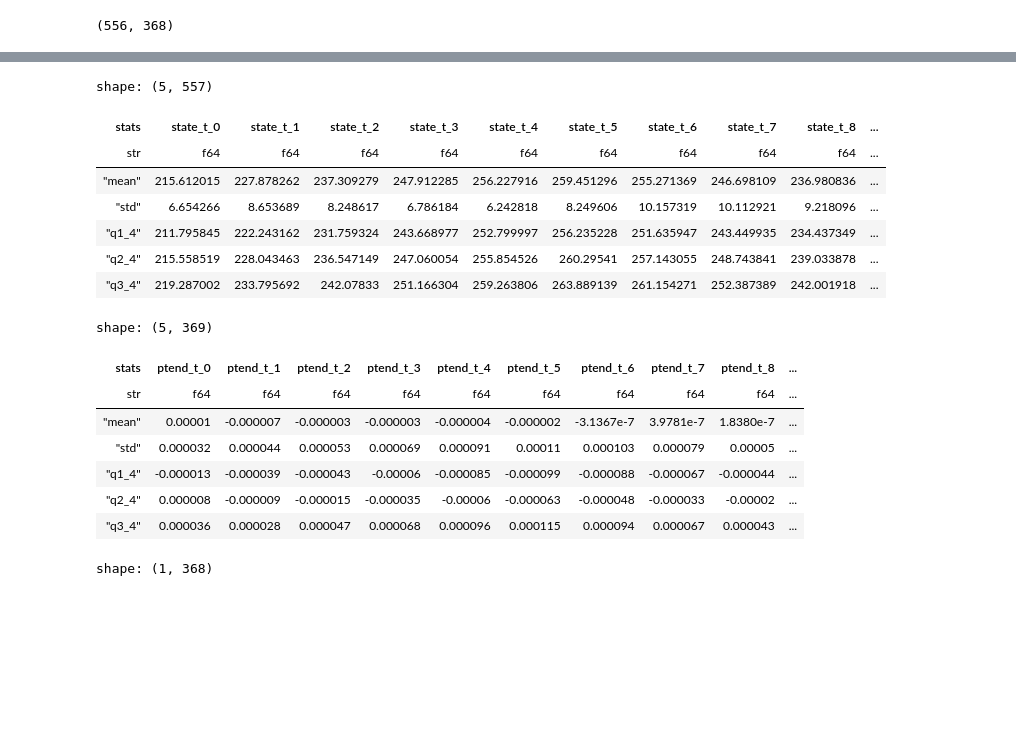
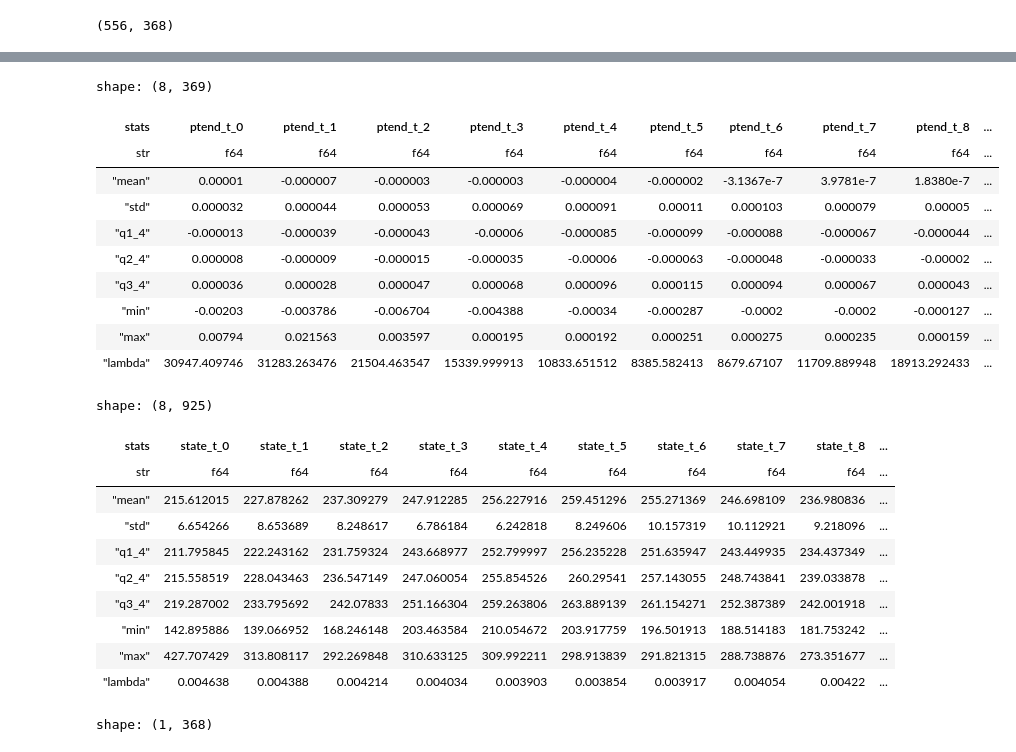
Before and after one commit to e5120/LEAP-Atmospheric-Physics-using-AI, a Jupyter notebook: notebook/statistics.ipynb, the cells around one changed output, grey strips where cells are left out. Drawn from its saved outputs; the diff is of its cells as text; code cells hidden in the pictures; blank space fills up the shorter version.

```diff
--- a/notebook/statistics.ipynb
+++ b/notebook/statistics.ipynb
@@ -5,7 +5,7 @@ import numpy as np
 import polars as pl
 from tqdm.auto import tqdm
 # %%
-data_dir = "../../data/leap"
+data_dir = "../data"
 N_ROWS = 500000000
 files = list(Path(data_dir).glob("raw_train*"))
 print(f"# of train files: {len(files)}")
@@ -36,12 +36,18 @@ def calculate_statistics(cols, files, chunk_size=50):
                 break
         df = pl.concat(dfs)
         for col in sub_cols:
+            m = df.filter(pl.col(col) > 1e-7)[col].mean()
+            m = m if m is not None else 1e-50
+            lambda_val = 1 / m
             stats.append({
                 "mean": df[col].mean(),
                 "std": df[col].std(),
                 "q1_4": df[col].quantile(0.25),
                 "q2_4": df[col].quantile(0.5),
                 "q3_4": df[col].quantile(0.75),
+                "min": df[col].min(),
+                "max": df[col].max(),
+                "lambda": lambda_val,
             })
     stats_df = (
         pl.from_dicts(stats)
@@ -70,23 +65,30 @@ shape: (5, 557)
-# %%
-feat_stats_df.head()
-# %% [output]
-shape: (5, 557)
-| stats | state_t_0 | state_t_1 | state_t_2 | state_t_3 | state_t_4 | state_t_5 | state_t_6 | state_t_7 | state_t_8 | ... |
-| str | f64 | f64 | f64 | f64 | f64 | f64 | f64 | f64 | f64 | ... |
-| "mean" | 215.612015 | 227.878262 | 237.309279 | 247.912285 | 256.227916 | 259.451296 | 255.271369 | 246.698109 | 236.980836 | ... |
-| "std" | 6.654266 | 8.653689 | 8.248617 | 6.786184 | 6.242818 | 8.249606 | 10.157319 | 10.112921 | 9.218096 | ... |
-| "q1_4" | 211.795845 | 222.243162 | 231.759324 | 243.668977 | 252.799997 | 256.235228 | 251.635947 | 243.449935 | 234.437349 | ... |
-| "q2_4" | 215.558519 | 228.043463 | 236.547149 | 247.060054 | 255.854526 | 260.29541 | 257.143055 | 248.743841 | 239.033878 | ... |
-| "q3_4" | 219.287002 | 233.795692 | 242.07833 | 251.166304 | 259.263806 | 263.889139 | 261.154271 | 252.387389 | 242.001918 | ... |
 # %%
-label_stats_df.head()
+label_stats_df
 # %% [output]
-shape: (5, 369)
+shape: (8, 369)
 | stats | ptend_t_0 | ptend_t_1 | ptend_t_2 | ptend_t_3 | ptend_t_4 | ptend_t_5 | ptend_t_6 | ptend_t_7 | ptend_t_8 | ... |
 | str | f64 | f64 | f64 | f64 | f64 | f64 | f64 | f64 | f64 | ... |
 | "mean" | 0.00001 | -0.000007 | -0.000003 | -0.000003 | -0.000004 | -0.000002 | -3.1367e-7 | 3.9781e-7 | 1.8380e-7 | ... |
 | "std" | 0.000032 | 0.000044 | 0.000053 | 0.000069 | 0.000091 | 0.00011 | 0.000103 | 0.000079 | 0.00005 | ... |
 | "q1_4" | -0.000013 | -0.000039 | -0.000043 | -0.00006 | -0.000085 | -0.000099 | -0.000088 | -0.000067 | -0.000044 | ... |
 | "q2_4" | 0.000008 | -0.000009 | -0.000015 | -0.000035 | -0.00006 | -0.000063 | -0.000048 | -0.000033 | -0.00002 | ... |
 | "q3_4" | 0.000036 | 0.000028 | 0.000047 | 0.000068 | 0.000096 | 0.000115 | 0.000094 | 0.000067 | 0.000043 | ... |
+| "min" | -0.00203 | -0.003786 | -0.006704 | -0.004388 | -0.00034 | -0.000287 | -0.0002 | -0.0002 | -0.000127 | ... |
+| "max" | 0.00794 | 0.021563 | 0.003597 | 0.000195 | 0.000192 | 0.000251 | 0.000275 | 0.000235 | 0.000159 | ... |
+| "lambda" | 30947.409746 | 31283.263476 | 21504.463547 | 15339.999913 | 10833.651512 | 8385.582413 | 8679.67107 | 11709.889948 | 18913.292433 | ... |
+# %%
+stats_df = pl.concat([feat_stats_df, label_stats_df[:,1:]], how="horizontal")
+stats_df
+# %% [output]
+shape: (8, 925)
+| stats | state_t_0 | state_t_1 | state_t_2 | state_t_3 | state_t_4 | state_t_5 | state_t_6 | state_t_7 | state_t_8 | ... |
+| str | f64 | f64 | f64 | f64 | f64 | f64 | f64 | f64 | f64 | ... |
+| "mean" | 215.612015 | 227.878262 | 237.309279 | 247.912285 | 256.227916 | 259.451296 | 255.271369 | 246.698109 | 236.980836 | ... |
+| "std" | 6.654266 | 8.653689 | 8.248617 | 6.786184 | 6.242818 | 8.249606 | 10.157319 | 10.112921 | 9.218096 | ... |
+| "q1_4" | 211.795845 | 222.243162 | 231.759324 | 243.668977 | 252.799997 | 256.235228 | 251.635947 | 243.449935 | 234.437349 | ... |
+| "q2_4" | 215.558519 | 228.043463 | 236.547149 | 247.060054 | 255.854526 | 260.29541 | 257.143055 | 248.743841 | 239.033878 | ... |
+| "q3_4" | 219.287002 | 233.795692 | 242.07833 | 251.166304 | 259.263806 | 263.889139 | 261.154271 | 252.387389 | 242.001918 | ... |
+| "min" | 142.895886 | 139.066952 | 168.246148 | 203.463584 | 210.054672 | 203.917759 | 196.501913 | 188.514183 | 181.753242 | ... |
+| "max" | 427.707429 | 313.808117 | 292.269848 | 310.633125 | 309.992211 | 298.913839 | 291.821315 | 288.738876 | 273.351677 | ... |
+| "lambda" | 0.004638 | 0.004388 | 0.004214 | 0.004034 | 0.003903 | 0.003854 | 0.003917 | 0.004054 | 0.00422 | ... |
 # %%
```
Also changed, not shown: parts of 3 cells of this notebook.
